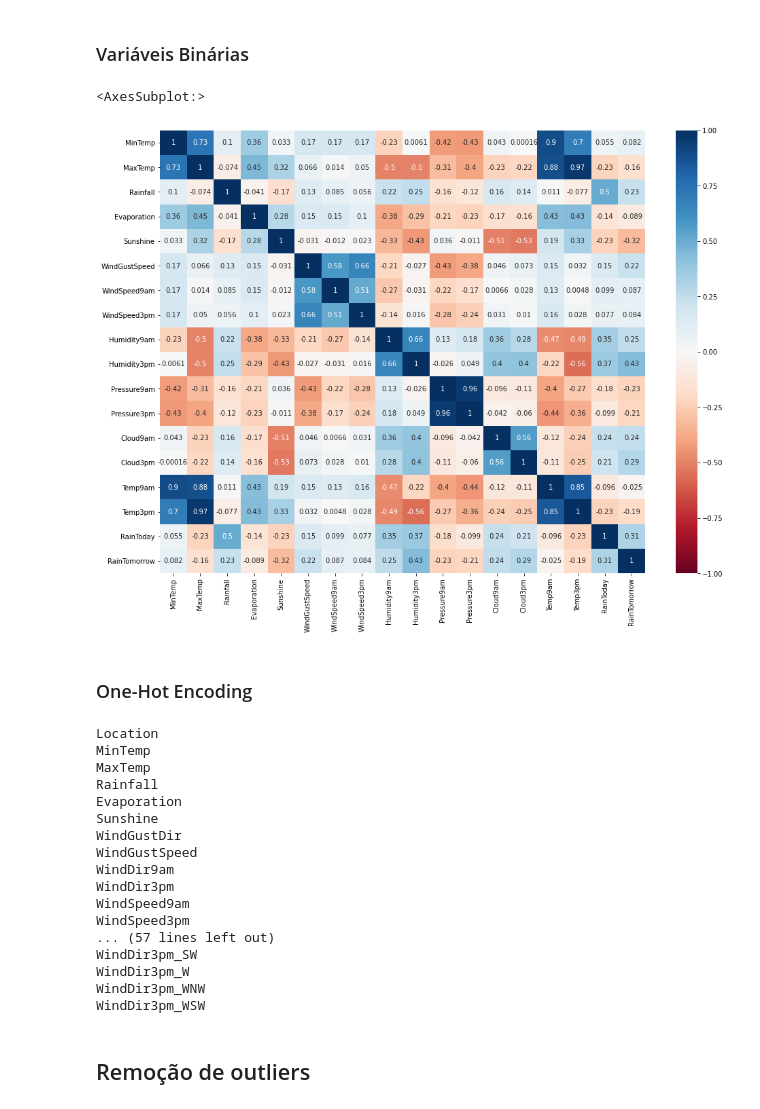
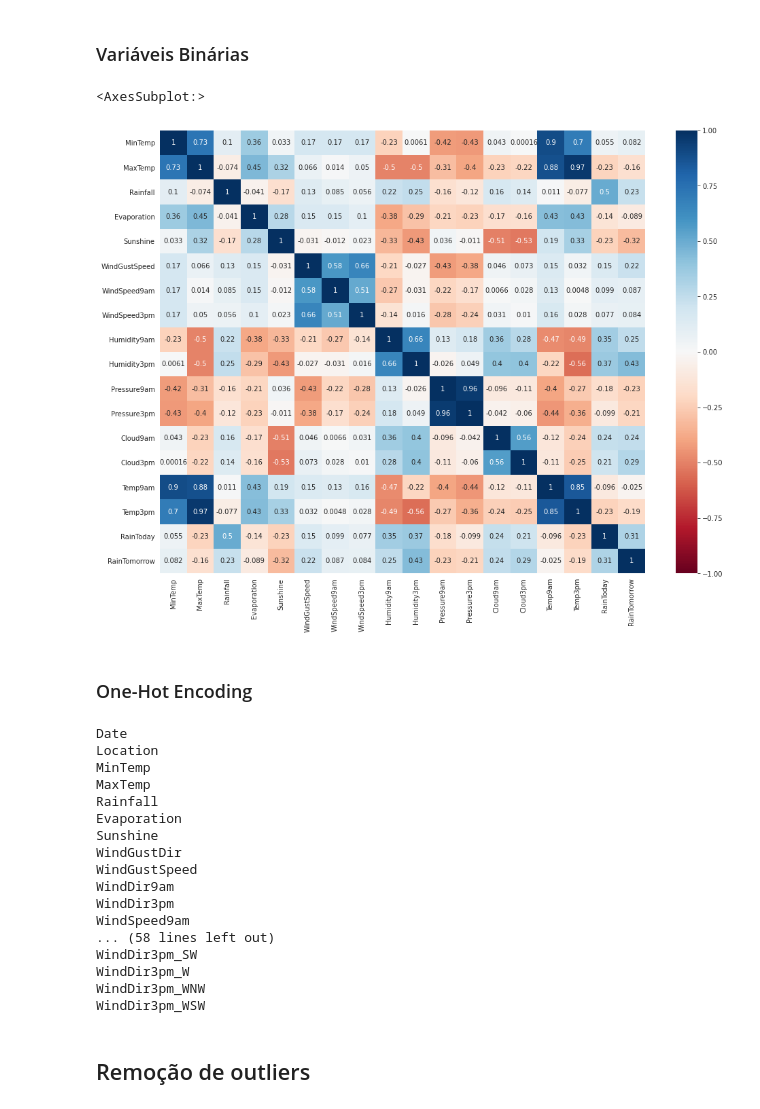
Before and after one commit to mstagomori/kaggle, a Jupyter notebook: chuva-na-australia.ipynb, the cells around one changed output. Cells and saved outputs as stored; diff of their text form; code cells hidden in the pictures.

```diff
--- a/chuva-na-australia.ipynb
+++ b/chuva-na-australia.ipynb
@@ -255,9 +255,6 @@ print(df['Month'].head())
 
 df['Day'] = df['Date'].dt.day
 print(df['Day'].head())
-
-df = df.drop('Date', axis=1)
-cathegorical_variables.remove('Date')
 # %% [output]
 0    2008
 1    2008
@@ -334,12 +344,12 @@ lb = LabelBinarizer()
 df['RainToday'] = lb.fit_transform(df['RainToday'])
 df['RainTomorrow'] = lb.fit_transform(df['RainTomorrow'])
 # %%
-corr = df.drop(columns = ['Year', 'Day', 'Month']).corr()
+corr = df.drop(columns = ['Date', 'Year', 'Month', 'Day']).corr()
 plt.subplots(figsize=(16,12))
 sns.heatmap(corr, annot=True, cmap = 'RdBu', vmin=-1)
 # %% [output]
 <AxesSubplot:>
-[figure, old version]
+[figure, new version]
 # %% [markdown]
 ### One-Hot Encoding
 # %%
@@ -369,6 +379,7 @@ for col in ['WindGustDir', 'WindDir9am', 'WindDir3pm']:
 for col in df.columns:
     print (col)
 # %% [output]
+Date
 Location
 MinTemp
 MaxTemp
@@ -380,8 +391,7 @@ WindGustSpeed
 WindDir9am
 WindDir3pm
 WindSpeed9am
-WindSpeed3pm
-... (57 lines left out)
+... (58 lines left out)
 WindDir3pm_SW
 WindDir3pm_W
 WindDir3pm_WNW
```
Also changed, not shown: parts of 41 cells of this notebook.
